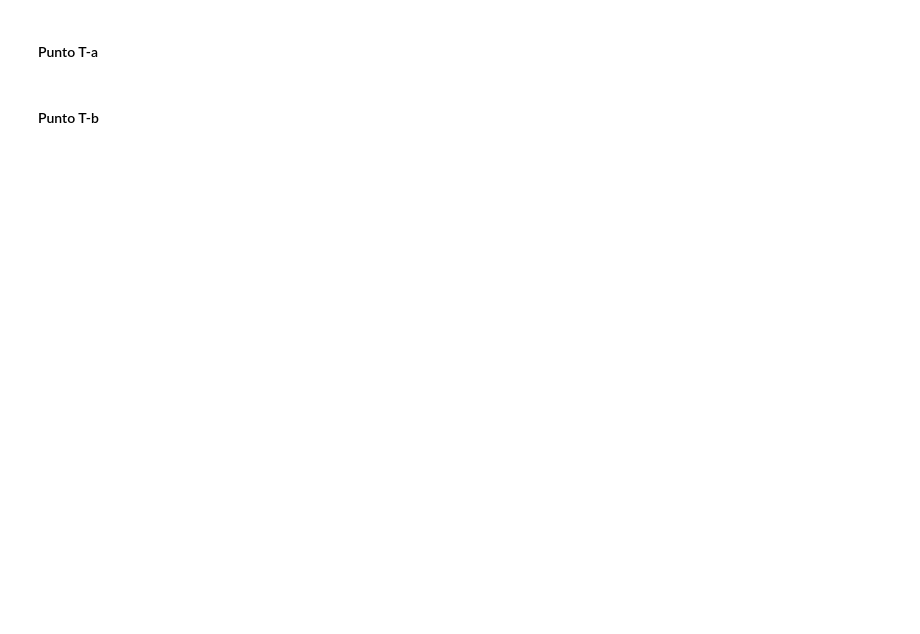
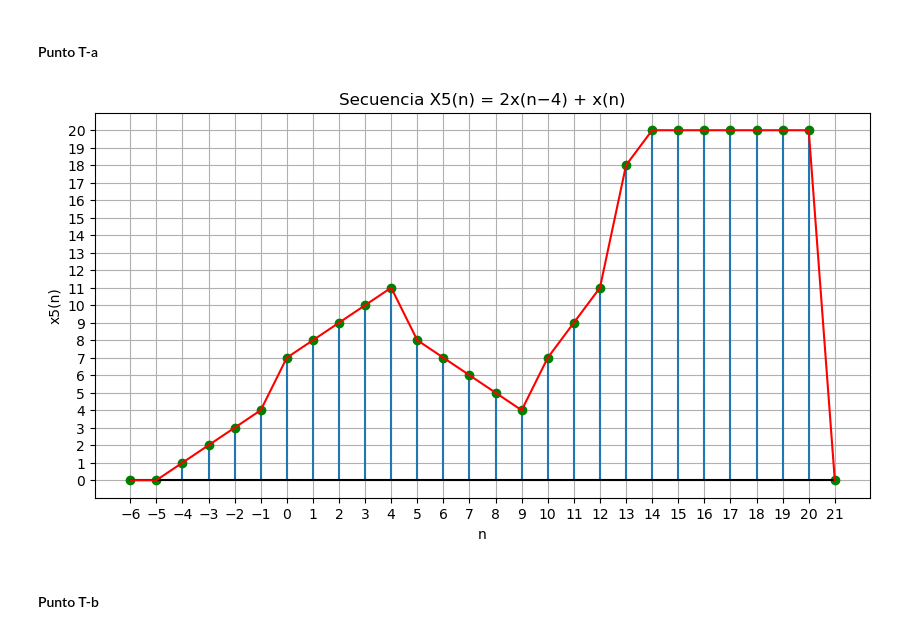
Before and after one commit to Lauren0407/Biosenales-LaurenCordero-AlmaOlea, a Jupyter notebook: Practica_01_Python/Taller1.ipynb, the cells around one changed output. Drawn from its saved outputs; the diff is of its cells as text; code cells hidden in the pictures; blank space fills up the shorter version.

```diff
--- a/Practica_01_Python/Taller1.ipynb
+++ b/Practica_01_Python/Taller1.ipynb
@@ -339,4 +342,23 @@ plt.show()
 # %% [markdown]
 #### Punto T-a
+# %%
+n5 = np.arange(-6, 22) # nuestro vector n
+x_ = x_func(n, nx, x) # x(n)
+x_4 = x_func(n - 4, nx, x) # x(n-4)
+
+x5= 2*x_4 + x_ # x5(𝑛) = 2𝑥(𝑛−4) + 𝑥(𝑛)
+
+plt.figure(figsize=(10,5))
+plt.stem(n5, x5, markerfmt='go',basefmt="black") # stem() para funciones discretas
+plt.plot(n5, x5, 'r-') # unimos los puntos, para que nos ayude a visualizar mejor la secuencia
+plt.title('Secuencia X5(n) = 2x(n−4) + x(n)')
+plt.xlabel('n')
+plt.ylabel('x5(n)')
+plt.xticks(np.arange(min(n5), max(n5)+1, 1)) # Marcas en el eje X de 1 en 1, para visualizar mejor la secuencia
+plt.yticks(np.arange(0, max(x5)+1, 1)) # marcas en el eje y de 1 en 1
+plt.grid()
+plt.show()
+# %% [output]
+[figure, added]
 # %% [markdown]
 #### Punto T-b
```
Also changed, not shown: parts of 3 cells of this notebook.
